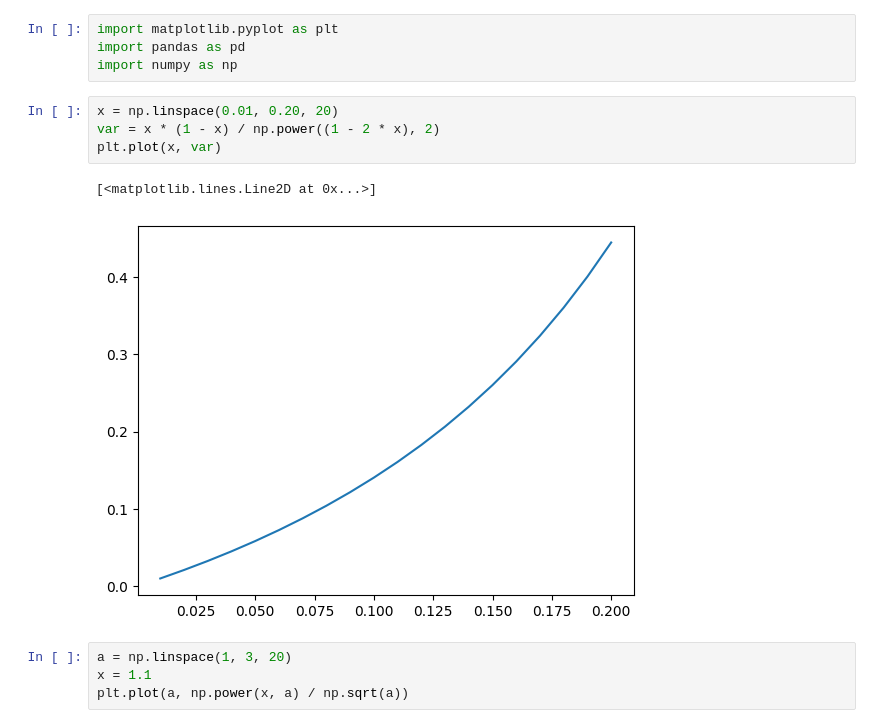
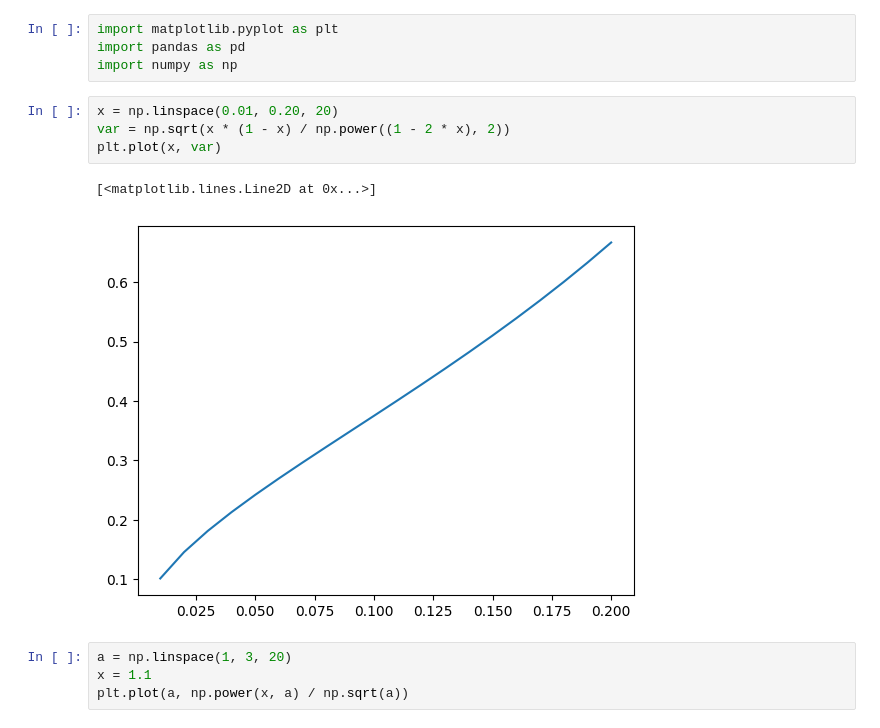
Before and after one commit to tishii2479/ahc030, a Jupyter notebook: notebooks/a.ipynb, the cells around one changed output. Saved outputs shown, nothing was run; the diff lists cells and outputs as text.

```diff
--- a/notebooks/a.ipynb
+++ b/notebooks/a.ipynb
@@ -4,11 +4,11 @@ import pandas as pd
 import numpy as np
 # %%
 x = np.linspace(0.01, 0.20, 20)
-var = x * (1 - x) / np.power((1 - 2 * x), 2)
+var = np.sqrt(x * (1 - x) / np.power((1 - 2 * x), 2))
 plt.plot(x, var)
 # %% [output]
 [<matplotlib.lines.Line2D at 0x...>]
-[figure, old version]
+[figure, new version]
 # %%
 a = np.linspace(1, 3, 20)
 x = 1.1
```
Also changed, not shown: 1 other file.
